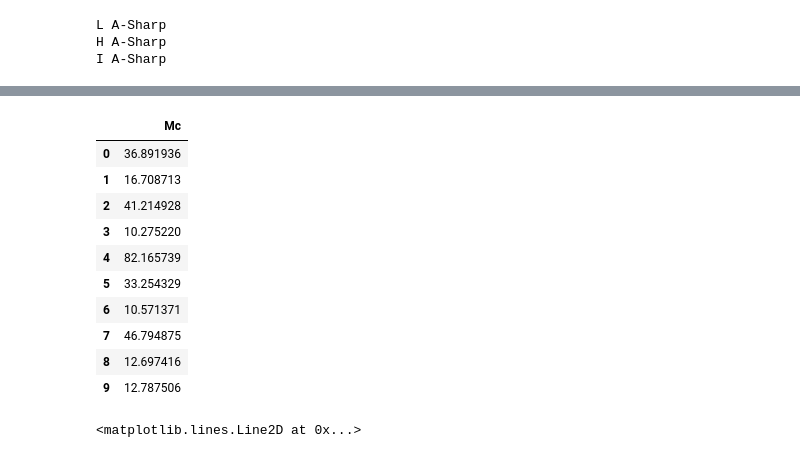
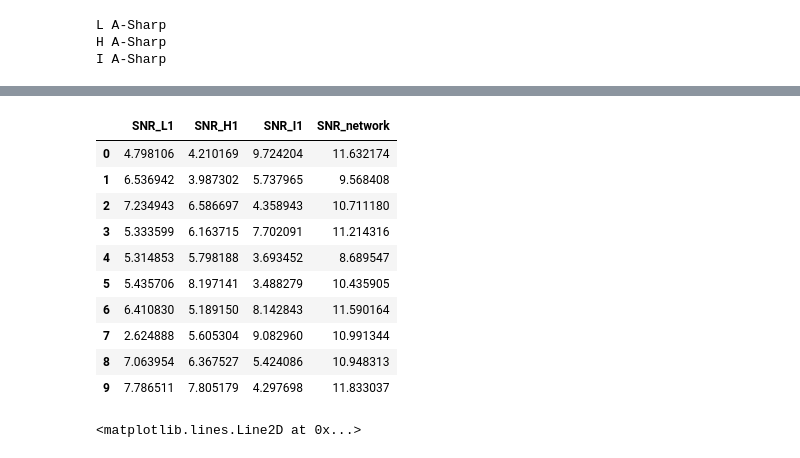
Before and after one commit to divyajyoti09/next_gen_detect, a Jupyter notebook: A-sharp_z_peak_mapping/gwbench_err_calc_SNR_10-12.ipynb, the cells around one changed output, grey strips where cells are left out. Saved outputs shown, nothing was run; the diff lists cells and outputs as text; code cells hidden in the pictures.

```diff
--- a/A-sharp_z_peak_mapping/gwbench_err_calc_SNR_10-12.ipynb
+++ b/A-sharp_z_peak_mapping/gwbench_err_calc_SNR_10-12.ipynb
@@ -402,17 +397,17 @@ pd.DataFrame(results['errs'])[['snr_A-Sharp_L', 'snr_A-Sharp_H', 'snr_A-Sharp_I'
 # %%
-pd.DataFrame(results['inj_params'])[['Mc']]
+inj_data['selected_n_events'][['SNR_L1', 'SNR_H1', 'SNR_I1', 'SNR_network']]
 # %% [output]
-|  | Mc |
-| 0 | 36.891936 |
-| 1 | 16.708713 |
-| 2 | 41.214928 |
-| 3 | 10.275220 |
-| 4 | 82.165739 |
-| 5 | 33.254329 |
-| 6 | 10.571371 |
-| 7 | 46.794875 |
-| 8 | 12.697416 |
-| 9 | 12.787506 |
+|  | SNR_L1 | SNR_H1 | SNR_I1 | SNR_network |
+| 0 | 4.798106 | 4.210169 | 9.724204 | 11.632174 |
+| 1 | 6.536942 | 3.987302 | 5.737965 | 9.568408 |
+| 2 | 7.234943 | 6.586697 | 4.358943 | 10.711180 |
+| 3 | 5.333599 | 6.163715 | 7.702091 | 11.214316 |
+| 4 | 5.314853 | 5.798188 | 3.693452 | 8.689547 |
+| 5 | 5.435706 | 8.197141 | 3.488279 | 10.435905 |
+| 6 | 6.410830 | 5.189150 | 8.142843 | 11.590164 |
+| 7 | 2.624888 | 5.605304 | 9.082960 | 10.991344 |
+| 8 | 7.063954 | 6.367527 | 5.424086 | 10.948313 |
+| 9 | 7.786511 | 7.805179 | 4.297698 | 11.833037 |
 # %%
 gwb_det_dict = {'C1':'CE40_C1',
                 'CE20':'CE20_CEB',
```
Also changed, not shown: parts of 3 cells of this notebook, 2 other files.
